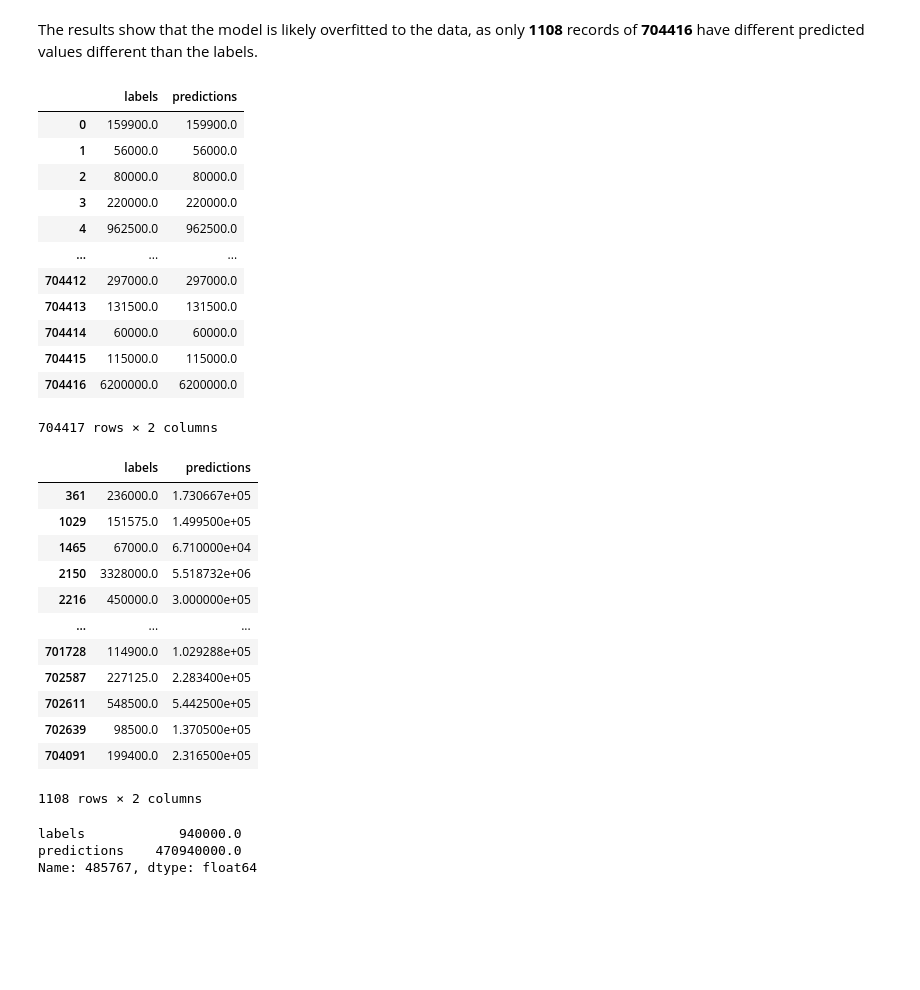
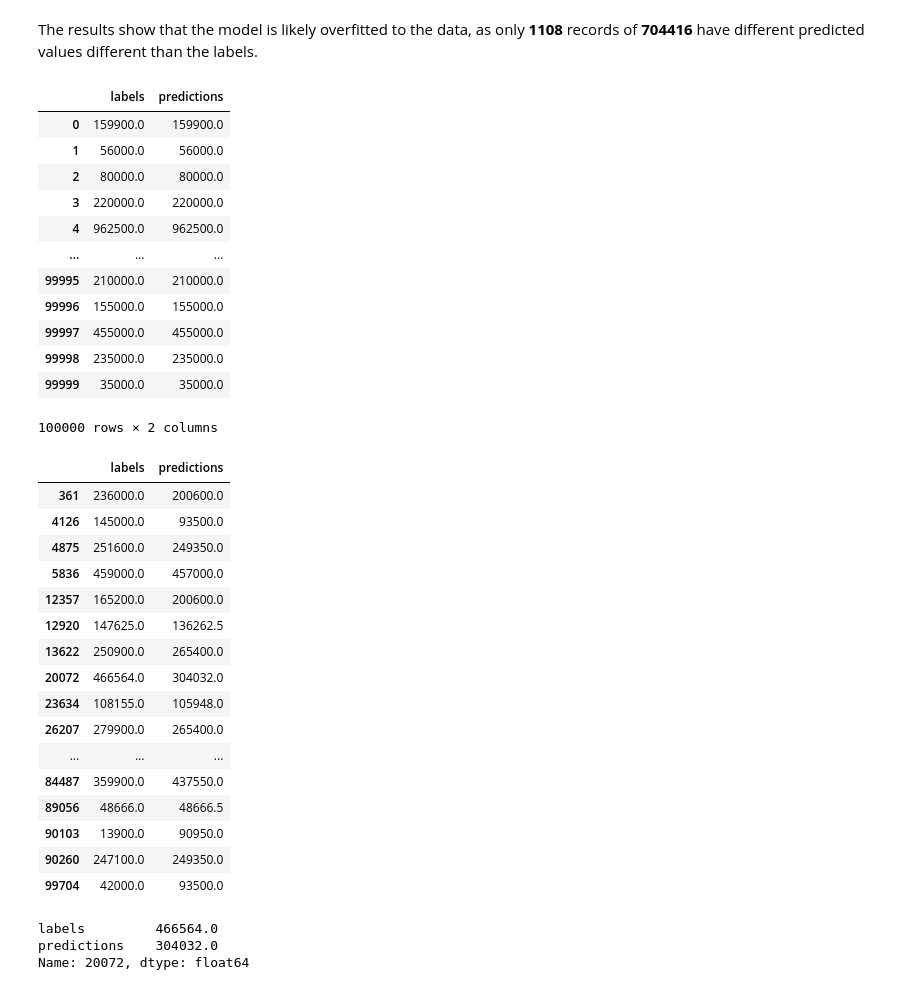
Before and after one commit to AJarombek/machine-learning-programs, a Jupyter notebook: programs/ct-housing/ct-housing.ipynb, the cells around one changed output. Drawn from its saved outputs; the diff is of its cells as text; code cells hidden in the pictures; blank space fills up the shorter version.

```diff
--- a/programs/ct-housing/ct-housing.ipynb
+++ b/programs/ct-housing/ct-housing.ipynb
@@ -386,13 +386,17 @@ model (`DecisionTreeRegressor`).
 from sklearn.tree import DecisionTreeRegressor
 
 decision_tree_reg = DecisionTreeRegressor()
-decision_tree_reg.fit(ct_housing_prepared, housing_data_labels)
+
+ct_housing_prepared_subset = full_pipeline.fit_transform(housing_data[:100_000])
+housing_data_labels_subset = housing_data_labels[:100_000]
+
+decision_tree_reg.fit(ct_housing_prepared_subset, housing_data_labels_subset)
 # %% [output]
 DecisionTreeRegressor()
 # %%
-predictions = decision_tree_reg.predict(prepared_data_subset)
+decision_tree_predictions = decision_tree_reg.predict(ct_housing_prepared_subset)
 
-f"Predictions: {predictions[:5]}"
+f"Predictions: {decision_tree_predictions[:5]}"
 # %% [output]
 'Predictions: [159900.  56000.  80000. 220000. 962500.]'
 # %%
@@ -404,44 +408,48 @@ The results show that the model is likely overfitted to the data, as only **1108
 different predicted values different than the labels.
 # %%
 labels_and_predictions = pd.DataFrame({
-    'labels': list(housing_data_labels),
-    'predictions': predictions
+    'labels': list(housing_data_labels_subset),
+    'predictions': decision_tree_predictions
 })
 labels_and_predictions
 # %% [output]
 |  | labels | predictions |
 | 0 | 159900.0 | 159900.0 |
 | 1 | 56000.0 | 56000.0 |
 | 2 | 80000.0 | 80000.0 |
 | 3 | 220000.0 | 220000.0 |
 | 4 | 962500.0 | 962500.0 |
 | ... | ... | ... |
-| 704412 | 297000.0 | 297000.0 |
-| 704413 | 131500.0 | 131500.0 |
-| 704414 | 60000.0 | 60000.0 |
-| 704415 | 115000.0 | 115000.0 |
-| 704416 | 6200000.0 | 6200000.0 |
+| 99995 | 210000.0 | 210000.0 |
+| 99996 | 155000.0 | 155000.0 |
+| 99997 | 455000.0 | 455000.0 |
+| 99998 | 235000.0 | 235000.0 |
+| 99999 | 35000.0 | 35000.0 |
-704417 rows × 2 columns
+100000 rows × 2 columns
 # %%
 labels_and_predictions[labels_and_predictions['labels'] != labels_and_predictions['predictions']]
 # %% [output]
 |  | labels | predictions |
-| 361 | 236000.0 | 1.730667e+05 |
-| 1029 | 151575.0 | 1.499500e+05 |
-| 1465 | 67000.0 | 6.710000e+04 |
-| 2150 | 3328000.0 | 5.518732e+06 |
-| 2216 | 450000.0 | 3.000000e+05 |
+| 361 | 236000.0 | 200600.0 |
+| 4126 | 145000.0 | 93500.0 |
+| 4875 | 251600.0 | 249350.0 |
+| 5836 | 459000.0 | 457000.0 |
+| 12357 | 165200.0 | 200600.0 |
+| 12920 | 147625.0 | 136262.5 |
+| 13622 | 250900.0 | 265400.0 |
+| 20072 | 466564.0 | 304032.0 |
+| 23634 | 108155.0 | 105948.0 |
+| 26207 | 279900.0 | 265400.0 |
 | ... | ... | ... |
-| 701728 | 114900.0 | 1.029288e+05 |
-| 702587 | 227125.0 | 2.283400e+05 |
-| 702611 | 548500.0 | 5.442500e+05 |
-| 702639 | 98500.0 | 1.370500e+05 |
-| 704091 | 199400.0 | 2.316500e+05 |
+| 84487 | 359900.0 | 437550.0 |
+| 89056 | 48666.0 | 48666.5 |
+| 90103 | 13900.0 | 90950.0 |
+| 90260 | 247100.0 | 249350.0 |
+| 99704 | 42000.0 | 93500.0 |
-1108 rows × 2 columns
 # %%
 largest_diff_index = (labels_and_predictions['labels'] - labels_and_predictions['predictions']).abs().idxmax()
 labels_and_predictions.iloc[largest_diff_index]
 # %% [output]
-labels            940000.0
-predictions    470940000.0
-Name: 485767, dtype: float64
+labels         466564.0
+predictions    304032.0
+Name: 20072, dtype: float64
```
Also changed, not shown: parts of 14 cells of this notebook.
